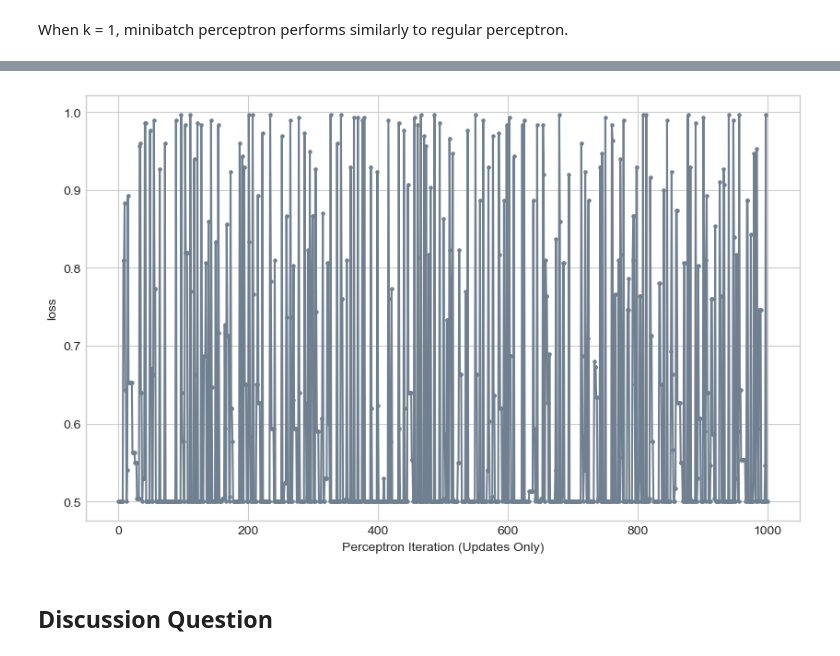
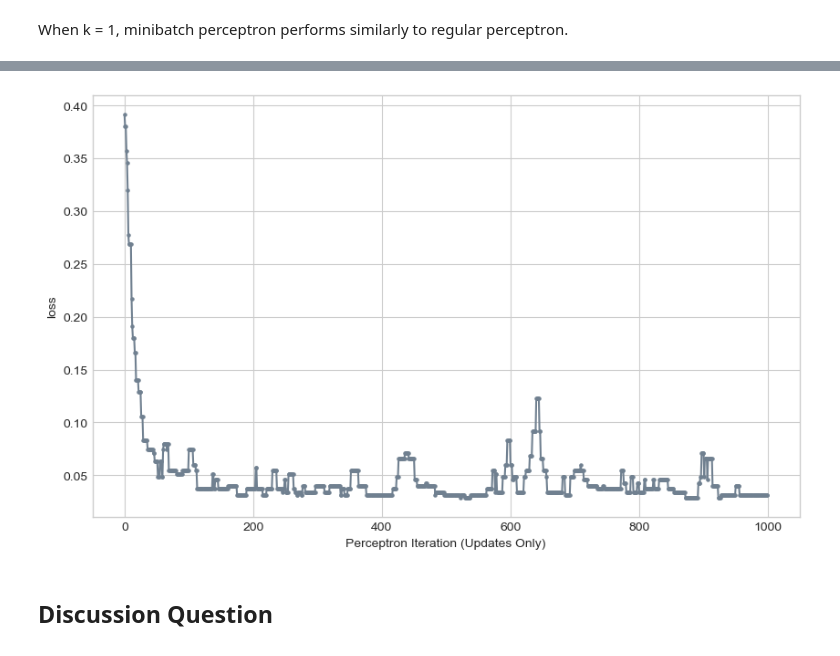
Before and after one commit to lfschweitzer/lfschweitzer.github.io, a Jupyter notebook: posts/post4/homework4.ipynb, the cells around one changed output, grey strips where cells are left out. Cells and saved outputs as stored; diff of their text form; code cells hidden in the pictures.

```diff
--- a/posts/post4/homework4.ipynb
+++ b/posts/post4/homework4.ipynb
@@ -254,7 +255,7 @@ for index in range(0, 1000):
 
     # if a change was made, plot the old and new decision boundaries
     # also add the new loss to loss_vec for plotting below
-    if (local_loss > 0 and current_ax<6):
+    if (local_loss > 0):
         plot_perceptron_data_overlap(X, y, ax)
         draw_line(old_w, x_min = -1, x_max = 2, ax = ax, color = "black", linestyle = "dashed")
         loss = p.loss(X, y).item()
@@ -265,7 +266,9 @@ for index in range(0, 1000):
         ax.set_title(f"loss = {loss:.3f}")
         ax.set(xlim = (-1, 2), ylim = (-1, 2))
 
-        if (current_ax < 5):
+        if(current_ax < 5):
             current_ax += 1
+        else:
+            break
 plt.tight_layout()
 # %% [output]
@@ -351,23 +354,23 @@ X, y = perceptron_data(n_points = 300, noise = 0.2)
 torch.manual_seed(1234567)
 
 # initialize a perceptron
-p = Perceptron()
-opt = PerceptronOptimizer(p)
+p = Perceptron_mini()
+opt = PerceptronOptimizer_mini(p)
 
 loss = 1.0
 
 # for keeping track of loss values
-loss_vec_dimen = []
+loss_vec_mini = []
 
 n = X.size()[0]
 
 for index in range(0, 1000):
 
     loss = p.loss(X, y)
-    loss_vec_dimen.append(loss)
+    loss_vec_mini.append(loss)
 
     # get a random submatrix of the feature matrix X and target vector y to implement minibatch
-    k = 1
+    k = 3
     ix = torch.randperm(X.size(0))[:k]
     x_i = X[ix,:]
     y_i = y[ix]
@@ -379,13 +400,13 @@ for index in range(0, 1000):
 # %%
 plt.style.use('seaborn-v0_8-whitegrid')
 plt.figure(figsize=(10, 6))
 
 
-plt.plot(loss_vec_dimen, color = "slategrey")
-plt.scatter(torch.arange(len(loss_vec_dimen)), loss_vec_dimen, color = "slategrey", s=5)
+plt.plot(loss_vec_mini, color = "slategrey")
+plt.scatter(torch.arange(len(loss_vec_mini)), loss_vec_mini, color = "slategrey", s=5)
 labs = plt.gca().set(xlabel = "Perceptron Iteration (Updates Only)", ylabel = "loss")
 # %% [output]
-[figure, old version]
+[figure, new version]
 # %% [markdown]
 ## Discussion Question
 # %% [markdown]
```
Also changed, not shown: parts of 6 cells of this notebook, 2 other files.
